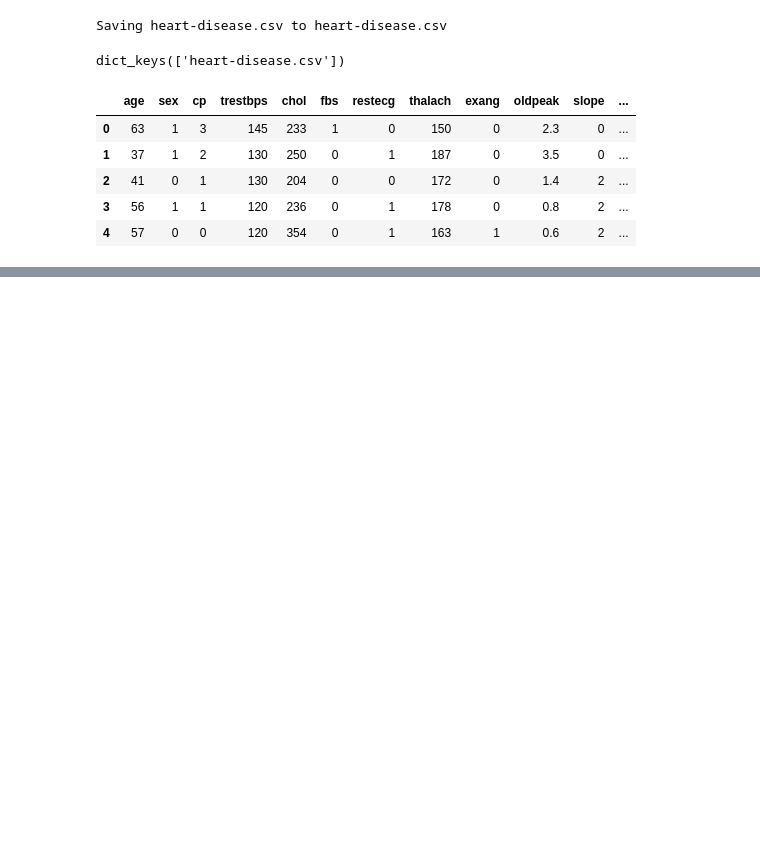
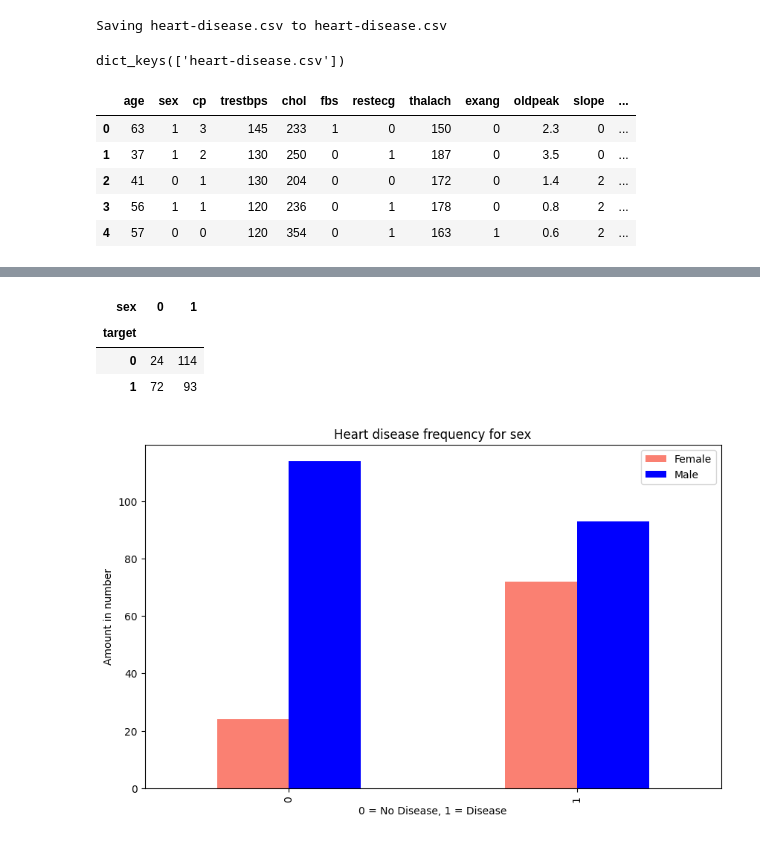
Before and after one commit to LucasMelvin15/Machine-Learning-Projects, a Jupyter notebook: 03_Heart_Disease_Classifier(sklearn).ipynb, the cells around one changed output, grey strips where cells are left out. Drawn from its saved outputs; the diff is of its cells as text; code cells hidden in the pictures; blank space fills up the shorter version.

```diff
--- a/03_Heart_Disease_Classifier(sklearn).ipynb
+++ b/03_Heart_Disease_Classifier(sklearn).ipynb
@@ -150,0 +186,22 @@ weighted avg       0.83      0.82      0.82        61
+# %%
+# compare the target column to the sex column
+pd.crosstab(heart_disease.target, heart_disease.sex)
+# %% [output]
+| sex | 0 | 1 |
+| target |  |  |
+| 0 | 24 | 114 |
+| 1 | 72 | 93 |
+# %%
+# Plot the crosstab to compare
+pd.crosstab(heart_disease.target, heart_disease.sex).plot(kind="bar",
+                                                          figsize=(10,6),
+                                                          color=["salmon", "blue"])
+
+plt.title("Heart disease frequency for sex")
+plt.xlabel("0 = No Disease, 1 = Disease")
+plt.ylabel("Amount in number")
+plt.legend(["Female", "Male"]);
+
+#is heart disease more prevalent in men or women?
+# %% [output]
+[figure, added]
```
Also changed, not shown: parts of 79 cells of this notebook.
